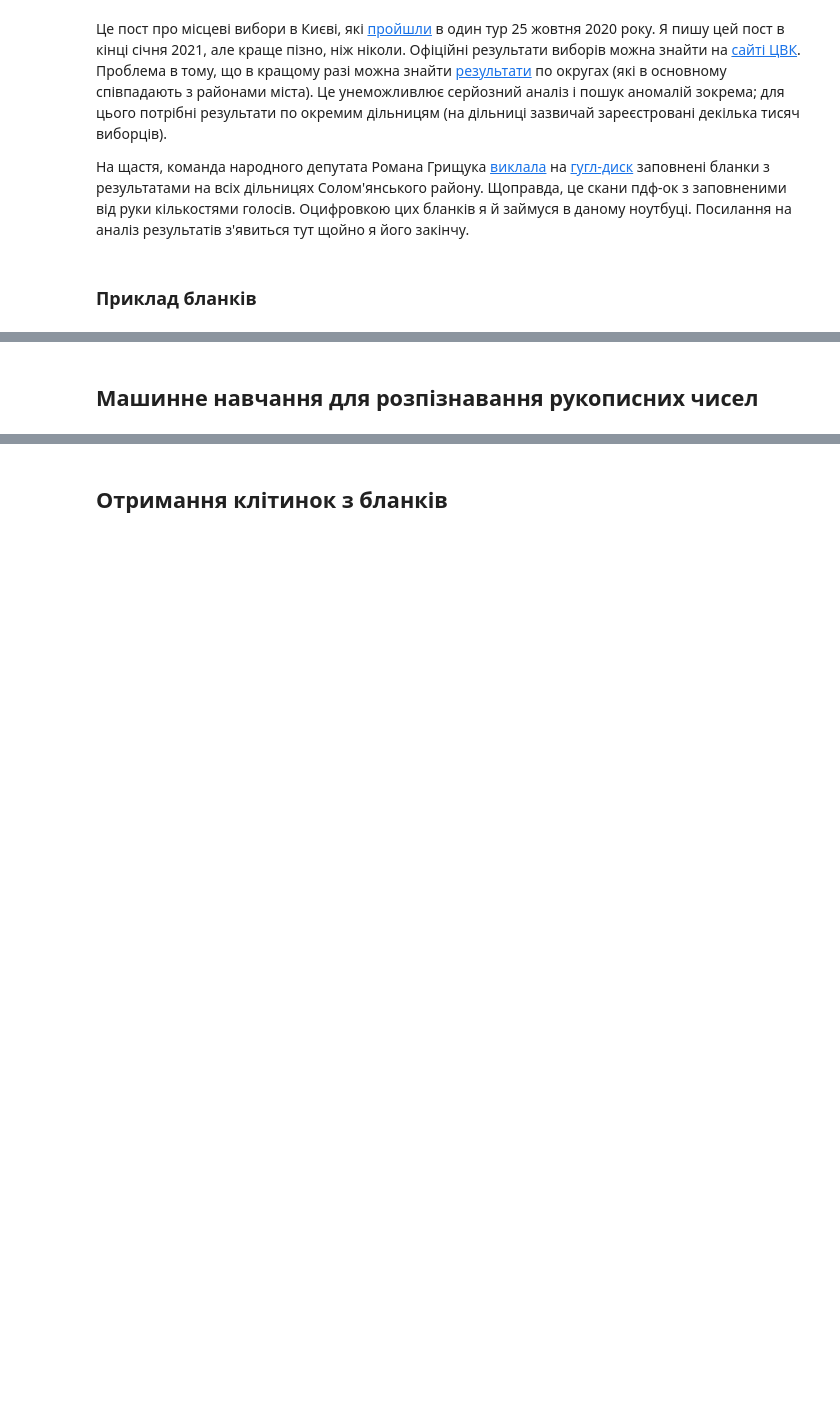
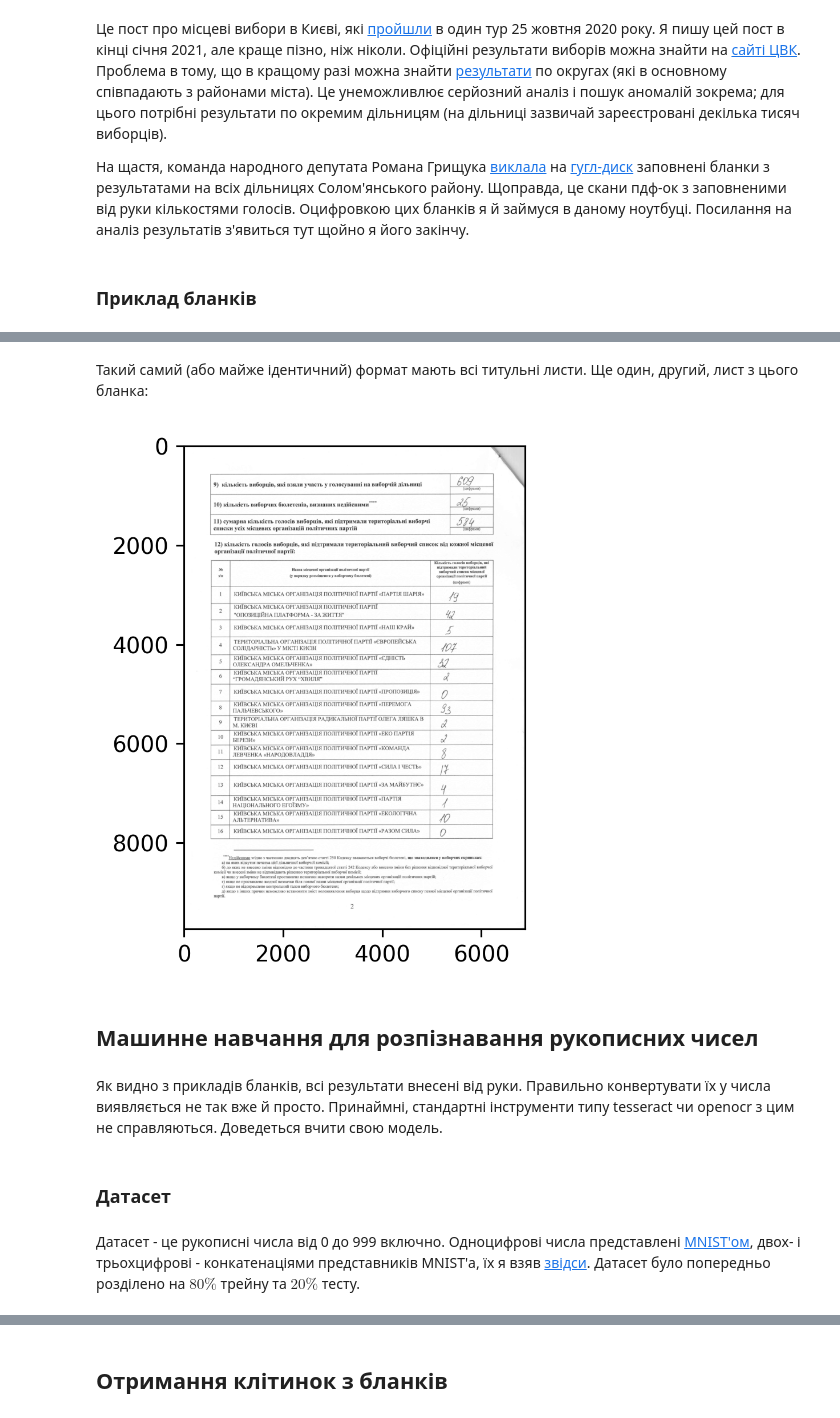
Before and after one commit to DmytroTym/urban, a Jupyter notebook: Elections_digitalization.ipynb, the cells around one changed output, grey strips where cells are left out. Cells and saved outputs as stored; diff of their text form; code cells hidden in the pictures; blank space fills up the shorter version.

```diff
--- a/Elections_digitalization.ipynb
+++ b/Elections_digitalization.ipynb
@@ -15,2 +45,15 @@
+# %% [markdown]
+Такий самий (або майже ідентичний) формат мають всі титульні листи. Ще один, другий, лист з цього бланка:
+# %%
+plt.imshow(cv2.cvtColor(np.array(example[1]), cv2.COLOR_BGR2GRAY), cmap='gray')
+plt.show()
+# %% [output]
+[figure, added]
 # %% [markdown]
 ## Машинне навчання для розпізнавання рукописних чисел
+# %% [markdown]
+Як видно з прикладів бланків, всі результати внесені від руки. Правильно конвертувати їх у числа виявляється не так вже й просто. Принаймні, стандартні інструменти типу tesseract чи openocr з цим не справляються. Доведеться вчити свою модель.
+# %% [markdown]
+### Датасет
+# %% [markdown]
+Датасет - це рукописні числа від 0 до 999 включно. Одноцифрові числа представлені [MNIST'ом](https://en.wikipedia.org/wiki/MNIST_database), двох- і трьохцифрові - конкатенаціями представників MNIST'а, їх я взяв [звідси](https://github.com/andrehochuli/digitstringrecognition/tree/master/datasets). Датасет було попередньо розділено на $80\%$ трейну та $20\%$ тесту.
```
Also changed, not shown: parts of 55 cells of this notebook.
